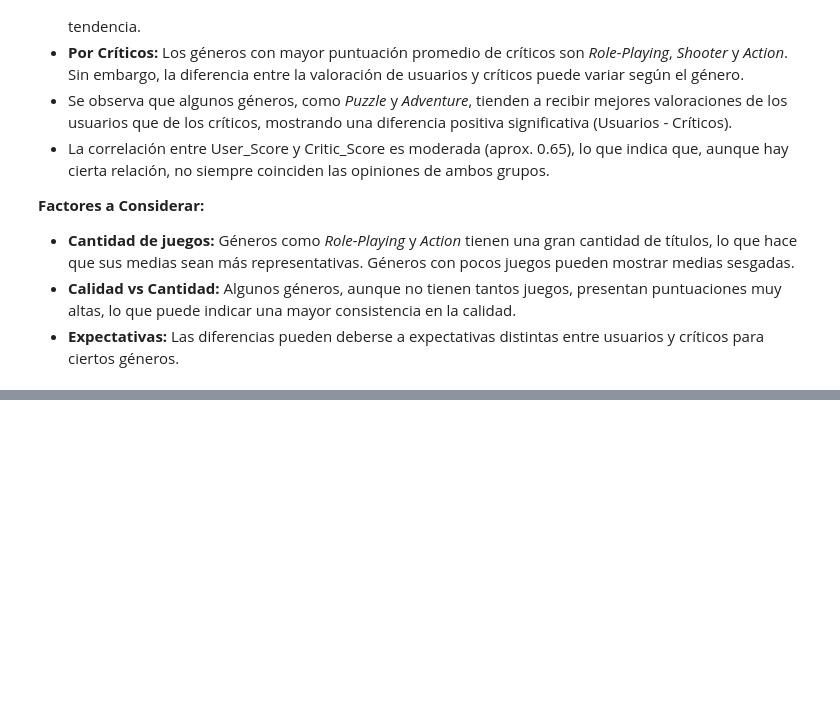
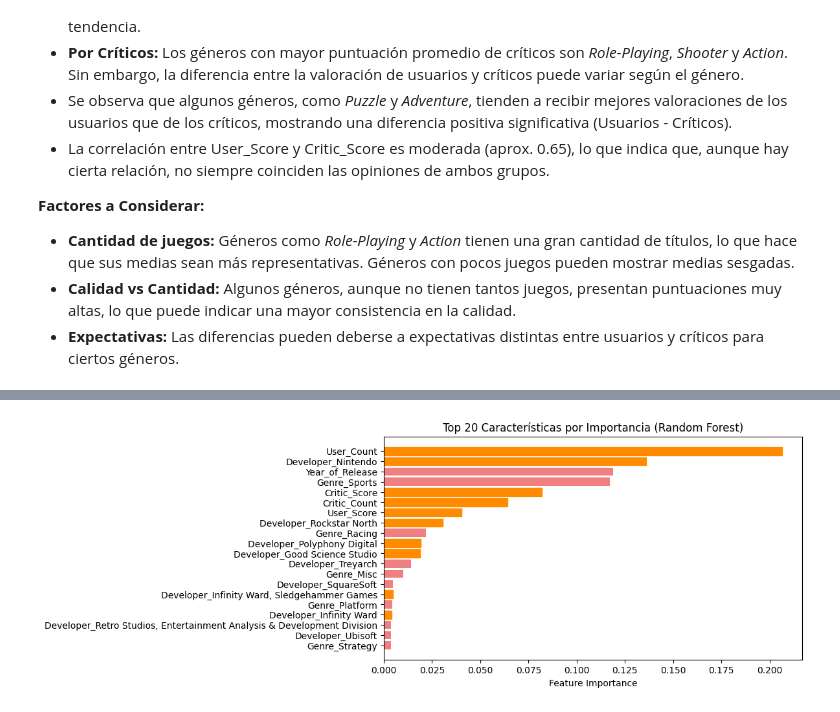
Before and after one commit to maxidalesio/coderhouse_datascience_mdalesio, a Jupyter notebook: ProyectoDSParte1-maxidalesio.ipynb, the cells around one changed output, grey strips where cells are left out. Cells and saved outputs as stored; diff of their text form; code cells hidden in the pictures; blank space fills up the shorter version.

```diff
--- a/ProyectoDSParte1-maxidalesio.ipynb
+++ b/ProyectoDSParte1-maxidalesio.ipynb
@@ -723,0 +1026,73 @@ Platform                7.506              7.089             0.417
+# %%
+# Método 2: Feature Importance con Random Forest
+print("\n=== MÉTODO 2: Feature Importance con Random Forest ===")
+
+# Entrenar un Random Forest para obtener feature importance
+rf = RandomForestRegressor(n_estimators=100, random_state=42)
+rf.fit(X, y)
+
+# Obtener feature importance
+feature_importance = rf.feature_importances_
+
+# Crear DataFrame con feature importance
+importance_df = pd.DataFrame({
+    'Feature': X.columns,
+    'Importance': feature_importance
+}).sort_values('Importance', ascending=False)
+
+print("Top 15 características por importancia (Random Forest):")
+print(importance_df.head(15).to_string(index=False))
+
+# Visualización de feature importance
+plt.figure(figsize=(12, 8))
+
+# Top 20 características por importancia
+top_importance = importance_df.head(20)
+
+plt.subplot(2, 1, 1)
+bars = plt.barh(range(len(top_importance)), top_importance['Importance'], color='lightcoral')
+plt.yticks(range(len(top_importance)), top_importance['Feature'])
+plt.xlabel('Feature Importance')
+plt.title('Top 20 Características por Importancia (Random Forest)')
+plt.gca().invert_yaxis()
+
+# Resaltar las características que también fueron seleccionadas por SelectKBest
+if k_selected in feature_scores:
+    selected_features_k10 = feature_scores[k_selected]['features']
+    for i, feature in enumerate(top_importance['Feature']):
+        if feature in selected_features_k10:
+            bars[i].set_color('darkorange')
+
+plt.tight_layout()
+plt.show()
+
+# Comparación entre métodos
+print("\n=== COMPARACIÓN ENTRE MÉTODOS ===")
+
+# Obtener top 10 de cada método
+top_f_regression = all_scores_df.head(10)['Feature'].tolist()
+top_rf_importance = importance_df.head(10)['Feature'].tolist()
+
+# Características comunes
+common_features = set(top_f_regression) & set(top_rf_importance)
+
+print(f"Características en top 10 de ambos métodos: {len(common_features)}")
+if common_features:
+    print("Características comunes:")
+    for feature in sorted(common_features):
+        print(f"  - {feature}")
+
+# Características únicas de cada método
+f_regression_unique = set(top_f_regression) - set(top_rf_importance)
+rf_unique = set(top_rf_importance) - set(top_f_regression)
+
+print(f"\nCaracterísticas únicas de f_regression: {len(f_regression_unique)}")
+if f_regression_unique:
+    for feature in sorted(f_regression_unique):
+        print(f"  - {feature}")
+
+print(f"\nCaracterísticas únicas de Random Forest: {len(rf_unique)}")
+if rf_unique:
+    for feature in sorted(rf_unique):
+        print(f"  - {feature}")
+# %% [output]
@@ -723,0 +1117 @@ Platform                7.506              7.089             0.417
+[figure, added]
```
Also changed, not shown: parts of 14 cells of this notebook, 1 other file.
